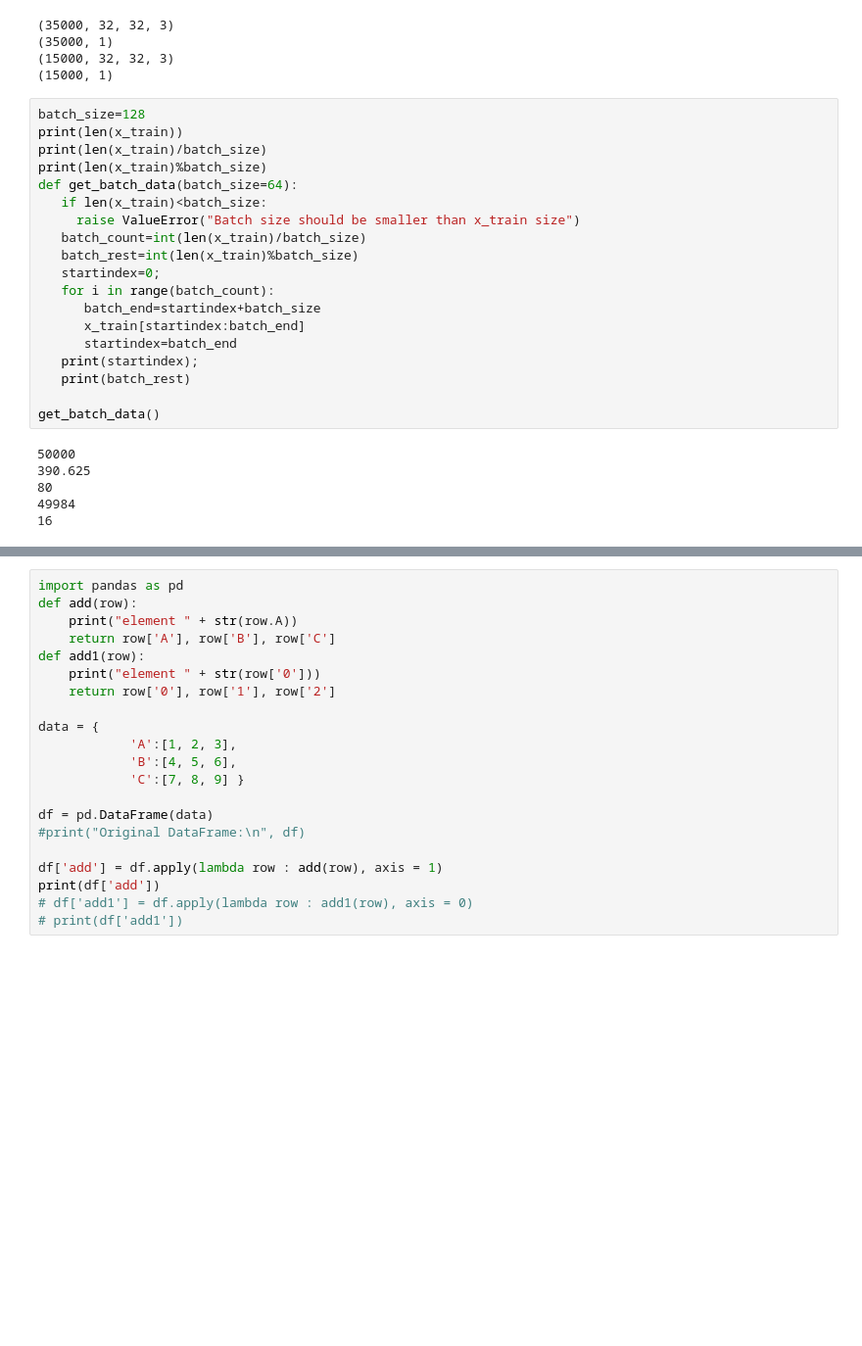
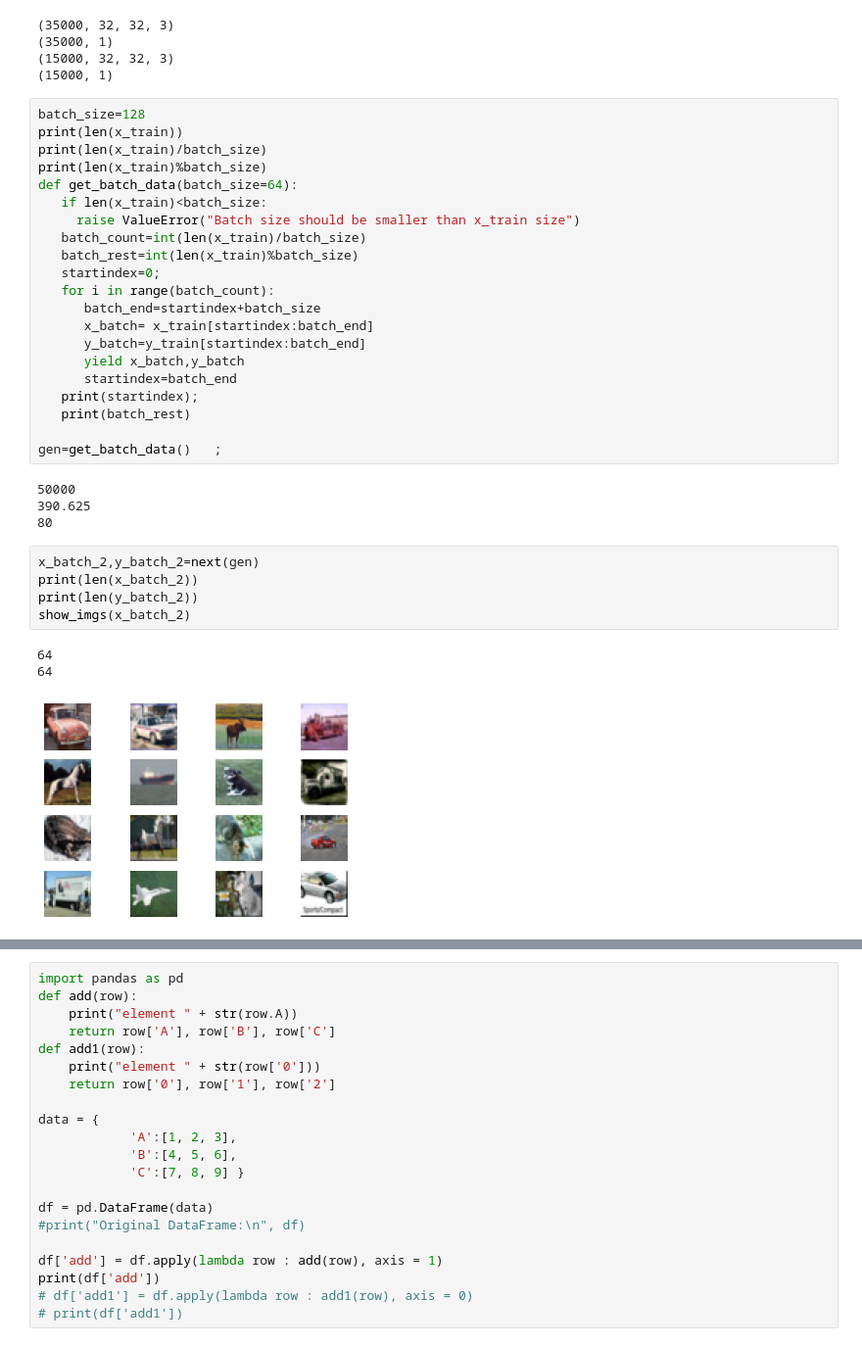
Before and after one commit to appersaravanan/Semeter-2-Assignment-1, a Jupyter notebook: Assignment.ipynb, the cells around one changed output, grey strips where cells are left out. Shown at 98% size. Saved outputs shown, nothing was run; the diff lists cells and outputs as text; blank space fills up the shorter version.

```diff
--- a/Assignment.ipynb
+++ b/Assignment.ipynb
@@ -155,15 +155,24 @@ def get_batch_data(batch_size=64):
    startindex=0;
    for i in range(batch_count):
       batch_end=startindex+batch_size
-      x_train[startindex:batch_end]
+      x_batch= x_train[startindex:batch_end]
+      y_batch=y_train[startindex:batch_end]
+      yield x_batch,y_batch
       startindex=batch_end
    print(startindex);
    print(batch_rest)
 
-get_batch_data()
+gen=get_batch_data()   ;
 # %% [output]
 50000
 390.625
 80
-49984
-16
+# %%
+x_batch_2,y_batch_2=next(gen)
+print(len(x_batch_2))
+print(len(y_batch_2))
+show_imgs(x_batch_2)
+# %% [output]
+64
+64
+[figure, added]
```
Also changed, not shown: parts of 1 cell of this notebook.
